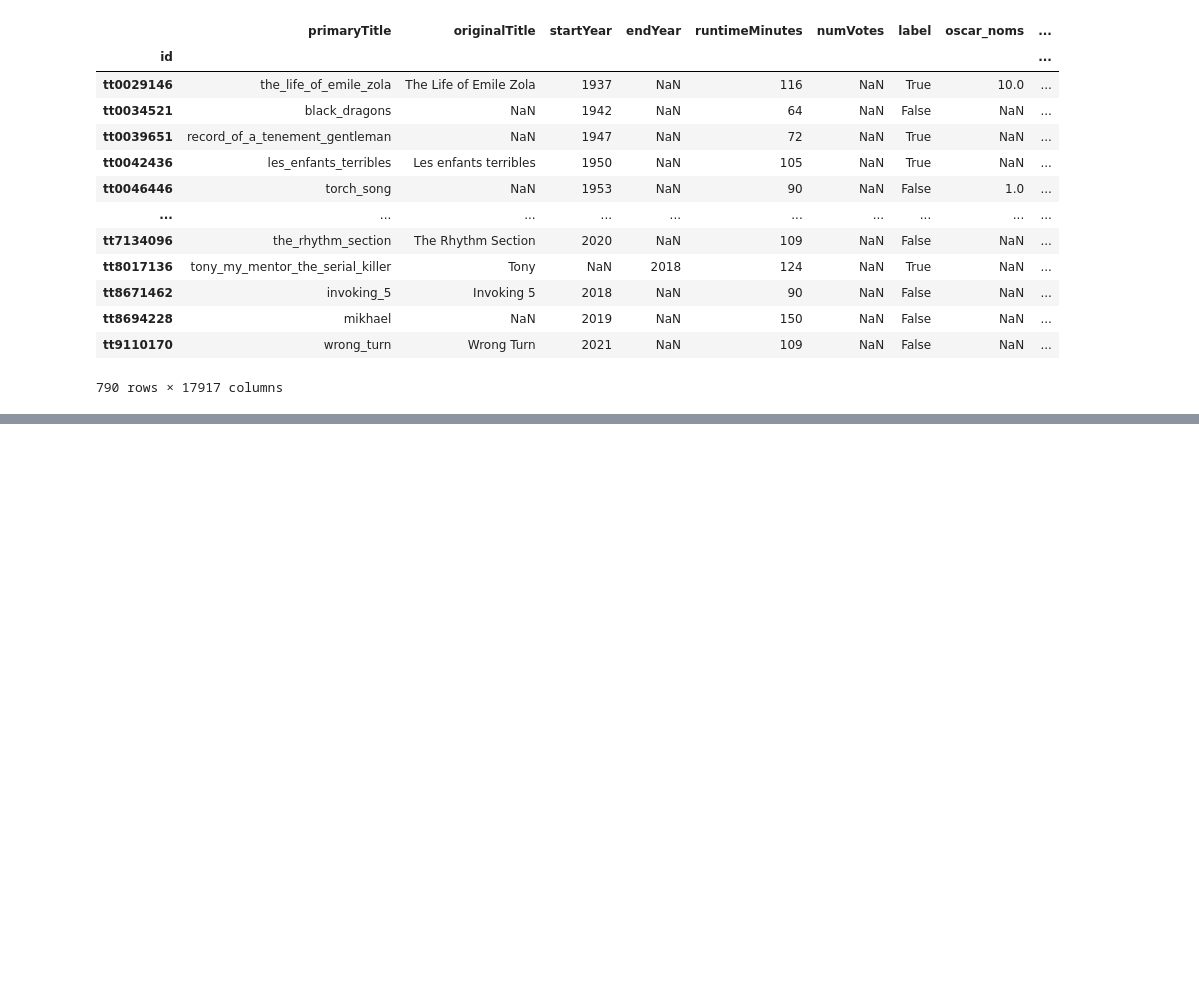
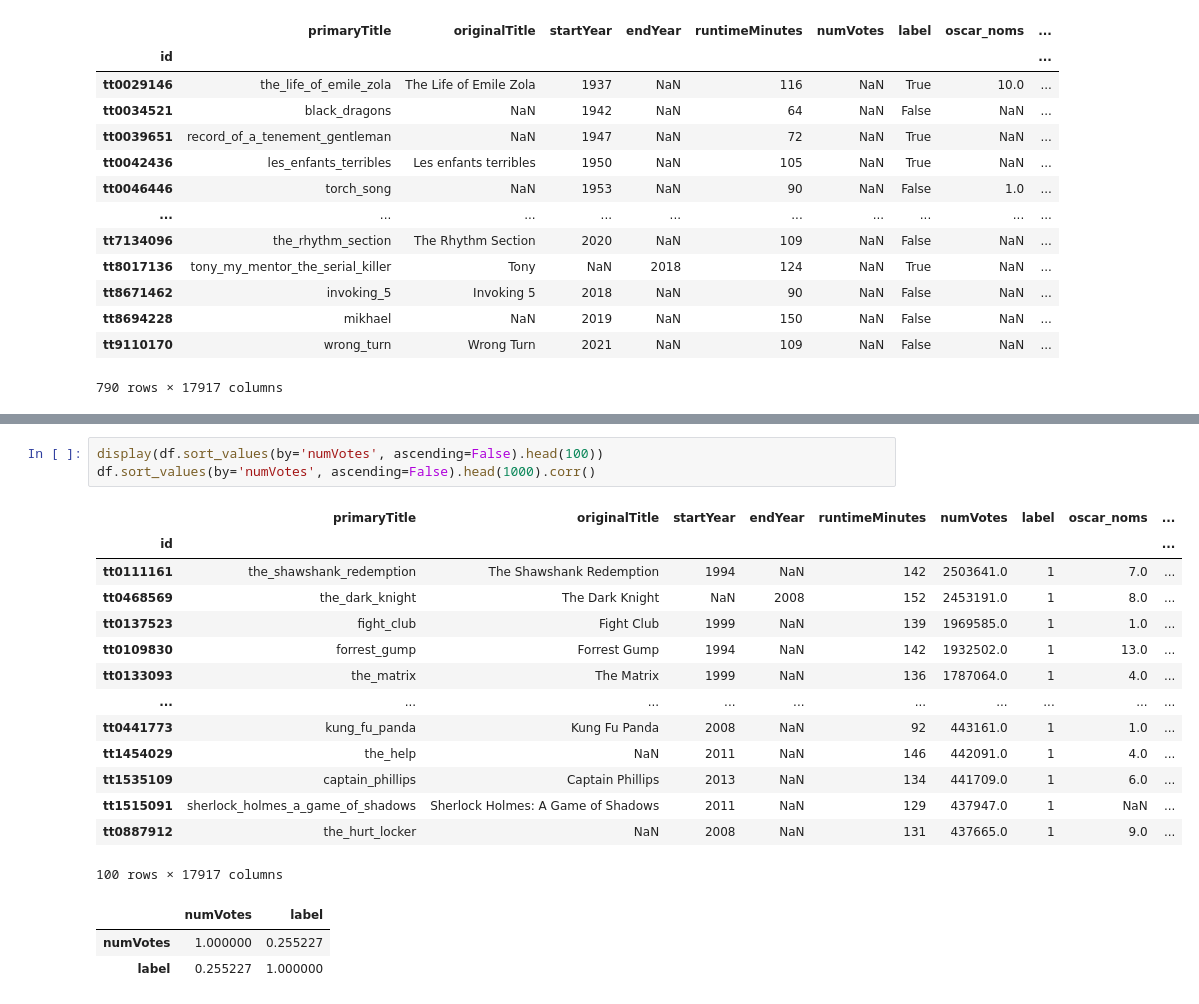
Before and after one commit to Roan-Schellingerhout/big-data-course-2022-projects, a Jupyter notebook: imdb/Add_oscar_and_writers.ipynb, the cells around one changed output, grey strips where cells are left out. Drawn from its saved outputs; the diff is of its cells as text; blank space fills up the shorter version.

Commit message:
correlation votes and label
Only for top 1000 (amount votes) showed increased correlation

```diff
--- a/imdb/Add_oscar_and_writers.ipynb
+++ b/imdb/Add_oscar_and_writers.ipynb
@@ -209,0 +210,21 @@ df.corr()
+# %%
+display(df.sort_values(by='numVotes', ascending=False).head(100))
+df.sort_values(by='numVotes', ascending=False).head(1000).corr()
+# %% [output]
+|  | primaryTitle | originalTitle | startYear | endYear | runtimeMinutes | numVotes | label | oscar_noms | ... |
+| id |  |  |  |  |  |  |  |  | ... |
+| tt0111161 | the_shawshank_redemption | The Shawshank Redemption | 1994 | NaN | 142 | 2503641.0 | 1 | 7.0 | ... |
+| tt0468569 | the_dark_knight | The Dark Knight | NaN | 2008 | 152 | 2453191.0 | 1 | 8.0 | ... |
+| tt0137523 | fight_club | Fight Club | 1999 | NaN | 139 | 1969585.0 | 1 | 1.0 | ... |
+| tt0109830 | forrest_gump | Forrest Gump | 1994 | NaN | 142 | 1932502.0 | 1 | 13.0 | ... |
+| tt0133093 | the_matrix | The Matrix | 1999 | NaN | 136 | 1787064.0 | 1 | 4.0 | ... |
+| ... | ... | ... | ... | ... | ... | ... | ... | ... | ... |
+| tt0441773 | kung_fu_panda | Kung Fu Panda | 2008 | NaN | 92 | 443161.0 | 1 | 1.0 | ... |
+| tt1454029 | the_help | NaN | 2011 | NaN | 146 | 442091.0 | 1 | 4.0 | ... |
+| tt1535109 | captain_phillips | Captain Phillips | 2013 | NaN | 134 | 441709.0 | 1 | 6.0 | ... |
+| tt1515091 | sherlock_holmes_a_game_of_shadows | Sherlock Holmes: A Game of Shadows | 2011 | NaN | 129 | 437947.0 | 1 | NaN | ... |
+| tt0887912 | the_hurt_locker | NaN | 2008 | NaN | 131 | 437665.0 | 1 | 9.0 | ... |
+100 rows × 17917 columns
+|  | numVotes | label |
+| numVotes | 1.000000 | 0.255227 |
+| label | 0.255227 | 1.000000 |
```
Also changed, not shown: parts of 12 cells of this notebook.
